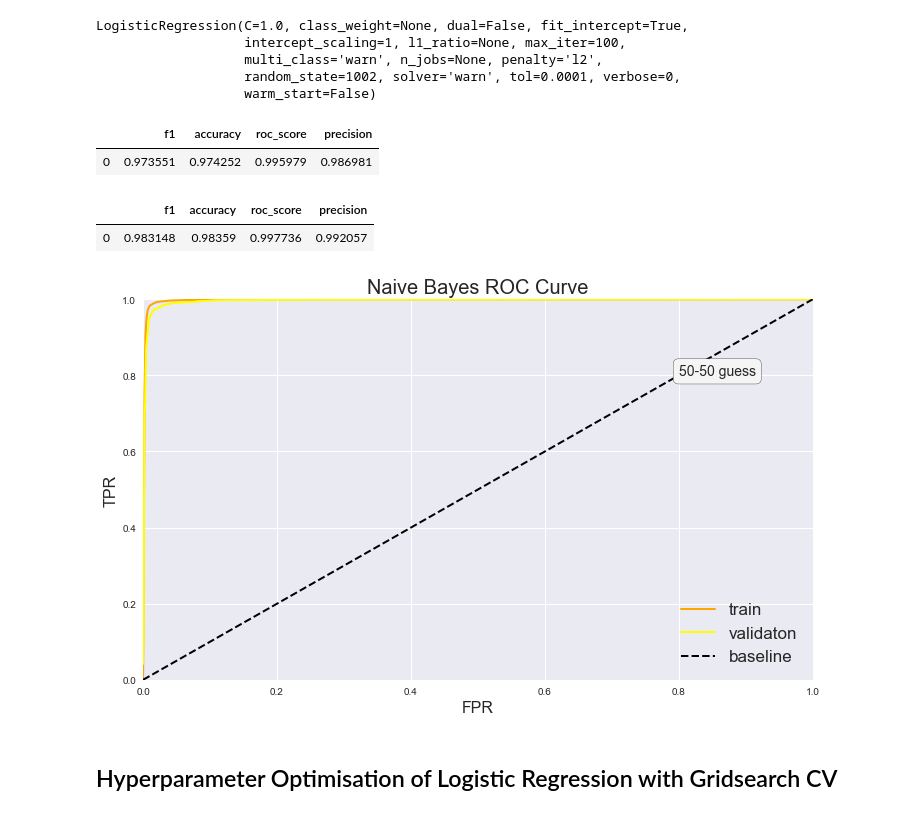
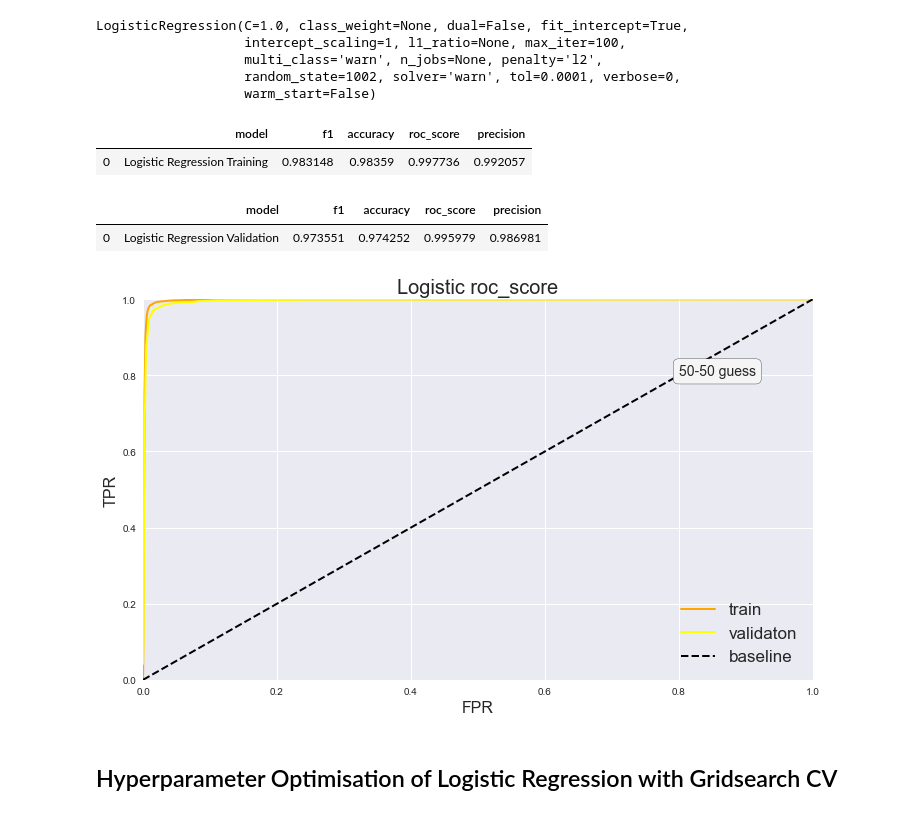
Before and after one commit to matteomm/twitter_sentiment_analysis_hatespeech, a Jupyter notebook: notebooks/modelling.ipynb, the cells around one changed output. Drawn from its saved outputs; the diff is of its cells as text; code cells hidden in the pictures.

```diff
--- a/notebooks/modelling.ipynb
+++ b/notebooks/modelling.ipynb
@@ -134,20 +134,22 @@ LogisticRegression(C=1.0, class_weight=None, dual=False, fit_intercept=True,
                    multi_class='warn', n_jobs=None, penalty='l2',
                    random_state=1002, solver='warn', tol=0.0001, verbose=0,
                    warm_start=False)
+# %%
+Logistic_Reg_Training = calculate_performance_1(logmod, X_train, Y_train, 'Logistic Regression Training')
+Logistic_Reg_Training
+# %% [output]
+|  | model | f1 | accuracy | roc_score | precision |
+| 0 | Logistic Regression Training | 0.983148 | 0.98359 | 0.997736 | 0.992057 |
+# %%
+Logistic_Reg_Validation = calculate_performance_1(logmod, x_val, y_val, 'Logistic Regression Validation')
+Logistic_Reg_Validation
+# %% [output]
+|  | model | f1 | accuracy | roc_score | precision |
+| 0 | Logistic Regression Validation | 0.973551 | 0.974252 | 0.995979 | 0.986981 |
 # %%
-calculate_performance(logmod, x_val, y_val)
+plot_roc_curve_1(logmod, X_train, x_val, Y_train, y_val, "Logistic" )
 # %% [output]
-|  | f1 | accuracy | roc_score | precision |
-| 0 | 0.973551 | 0.974252 | 0.995979 | 0.986981 |
+[figure, added]
-# %%
-calculate_performance(logmod, X_train, Y_train)
-# %% [output]
-|  | f1 | accuracy | roc_score | precision |
-| 0 | 0.983148 | 0.98359 | 0.997736 | 0.992057 |
-# %%
-plot_roc_curve(logmod, X_train, x_val, Y_train, y_val )
-# %% [output]
-[figure, removed]
 # %% [markdown]
 ## Hyperparameter Optimisation of Logistic Regression with Gridsearch CV
 # %%
```
Also changed, not shown: parts of 63 cells of this notebook, 2 other files.
